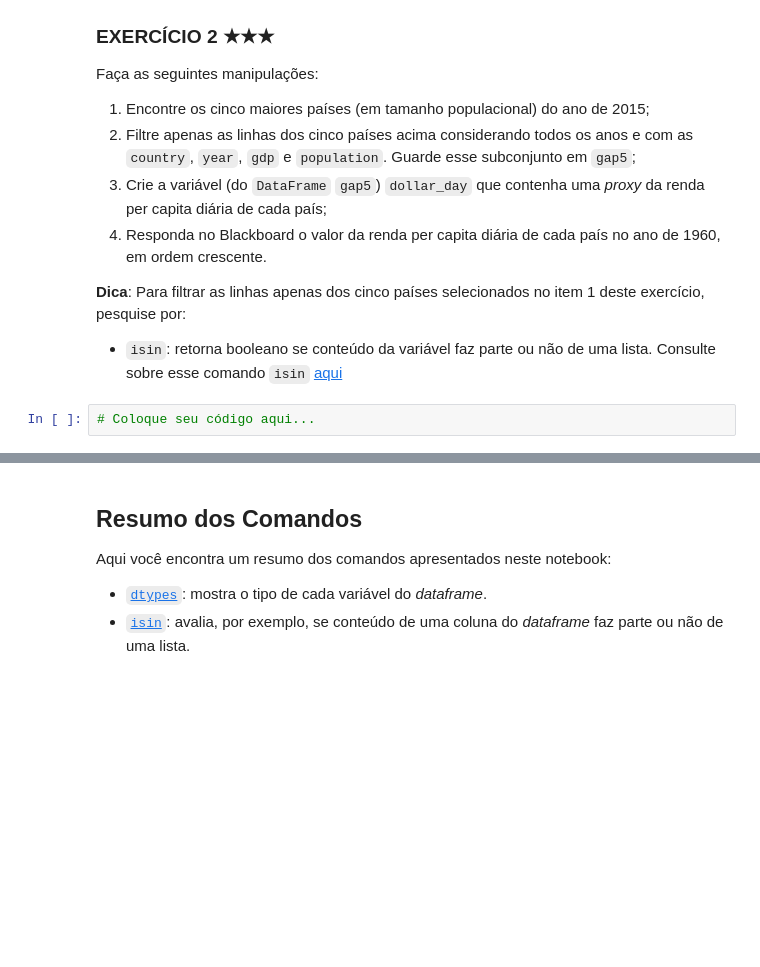
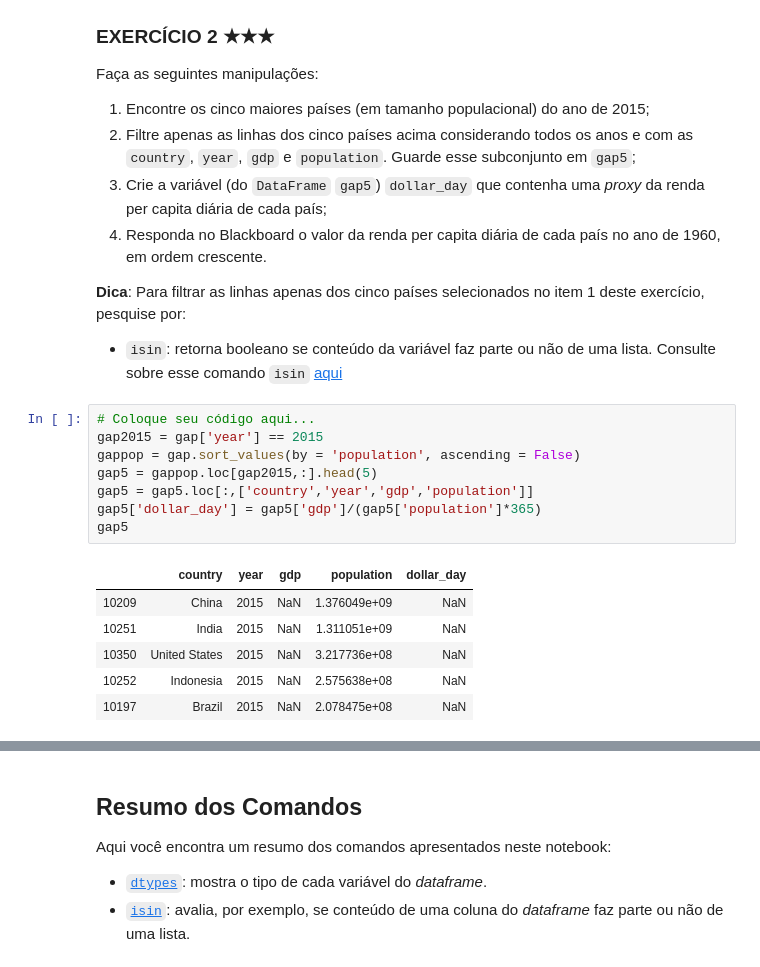
Before and after one commit to jeansilas/CD20-2, a Jupyter notebook: aula01/Aula01_Exercicios_ExploratoriaManipularDF.ipynb, the cells around one changed output, grey strips where cells are left out. Drawn from its saved outputs; the diff is of its cells as text; blank space fills up the shorter version.

```diff
--- a/aula01/Aula01_Exercicios_ExploratoriaManipularDF.ipynb
+++ b/aula01/Aula01_Exercicios_ExploratoriaManipularDF.ipynb
@@ -86,5 +114,18 @@ Faça as seguintes manipulações:
 
 **Dica**: Para filtrar as linhas apenas dos cinco países selecionados no item 1 deste exercício, pesquise por:
   - `isin`: retorna booleano se conteúdo da variável faz parte ou não de uma lista. Consulte sobre esse comando `isin` [aqui](https://pandas.pydata.org/pandas-docs/stable/reference/api/pandas.DataFrame.isin.html)
-# %%
-# Coloque seu código aqui...
+# %%
+# Coloque seu código aqui...
+gap2015 = gap['year'] == 2015
+gappop = gap.sort_values(by = 'population', ascending = False)
+gap5 = gappop.loc[gap2015,:].head(5)
+gap5 = gap5.loc[:,['country','year','gdp','population']]
+gap5['dollar_day'] = gap5['gdp']/(gap5['population']*365)
+gap5
+# %% [output]
+|  | country | year | gdp | population | dollar_day |
+| 10209 | China | 2015 | NaN | 1.376049e+09 | NaN |
+| 10251 | India | 2015 | NaN | 1.311051e+09 | NaN |
+| 10350 | United States | 2015 | NaN | 3.217736e+08 | NaN |
+| 10252 | Indonesia | 2015 | NaN | 2.575638e+08 | NaN |
+| 10197 | Brazil | 2015 | NaN | 2.078475e+08 | NaN |
```
Also changed, not shown: parts of 5 cells of this notebook, 3 other files.
